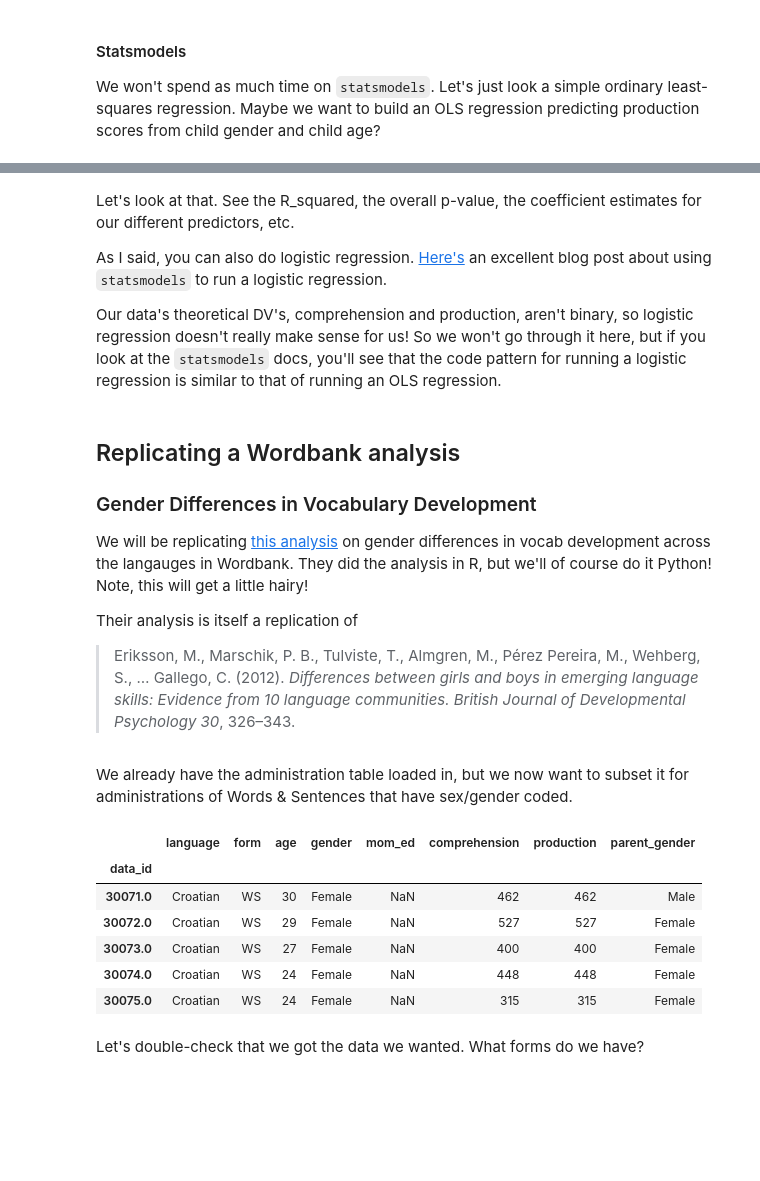
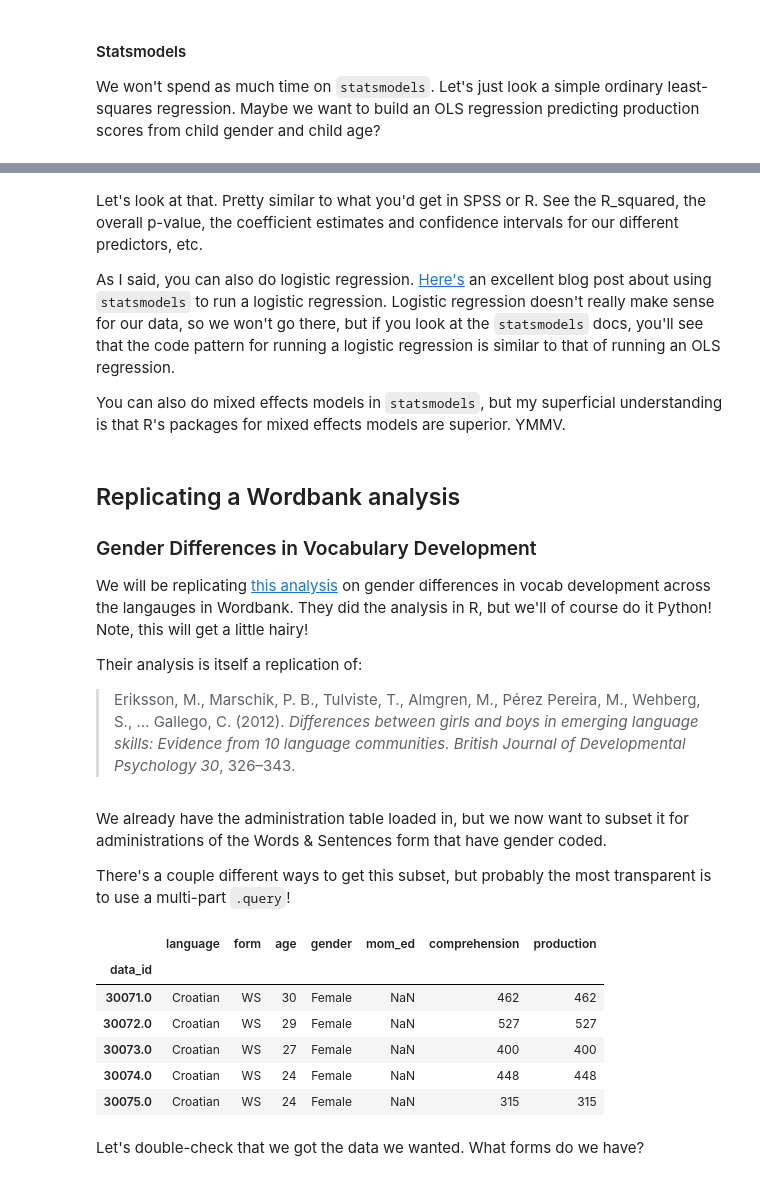
Before and after one commit to drussellmrichie/uconn_jterm_python_workshops, a Jupyter notebook: python-data-analysis/Python Data Analysis Tutorial.ipynb, the cells around one changed output, grey strips where cells are left out. Cells and saved outputs as stored; diff of their text form; code cells hidden in the pictures; blank space fills up the shorter version.

```diff
--- a/python-data-analysis/Python Data Analysis Tutorial.ipynb
+++ b/python-data-analysis/Python Data Analysis Tutorial.ipynb
@@ -1001,36 +1039,47 @@ Covariance Type:            nonrobust
 Warnings:
 [1] Standard Errors assume that the covariance matrix of the errors is correctly specified.
 # %% [markdown]
-Let's look at that. See the R_squared, the overall p-value, the coefficient estimates for our different predictors, etc.
+Let's look at that. Pretty similar to what you'd get in SPSS or R. See the R_squared, the overall p-value, the coefficient estimates and confidence intervals for our different predictors, etc.
 
-As I said, you can also do logistic regression. [Here's](http://blog.yhat.com/posts/logistic-regression-python-rodeo.html) an excellent blog post about using `statsmodels` to run a logistic regression.
+As I said, you can also do logistic regression. [Here's](http://blog.yhat.com/posts/logistic-regression-python-rodeo.html) an excellent blog post about using `statsmodels` to run a logistic regression. Logistic regression doesn't really make sense for our data, so we won't go there, but if you look at the `statsmodels` docs, you'll see that the code pattern for running a logistic regression is similar to that of running an OLS regression.
 
-Our data's theoretical DV's, comprehension and production, aren't binary, so logistic regression doesn't really make sense for us! So we won't go through it here, but if you look at the `statsmodels` docs, you'll see that the code pattern for running a logistic regression is similar to that of running an OLS regression.
+You can also do mixed effects models in `statsmodels`, but my superficial understanding is that R's packages for mixed effects models are superior. YMMV.
 # %% [markdown]
 ## Replicating a Wordbank analysis
 ### Gender Differences in Vocabulary Development
 
 We will be replicating [this analysis](https://mikabr.github.io/demo-vocab/gender.html) on gender differences in vocab development across the langauges in Wordbank. They did the analysis in R, but we'll of course do it Python! Note, this will get a little hairy!
 
-Their analysis is itself a replication of
+Their analysis is itself a replication of:
 
 > Eriksson, M., Marschik, P. B., Tulviste, T., Almgren, M., Pérez Pereira, M., Wehberg, S., … Gallego, C. (2012). *Differences between girls and boys in emerging language skills: Evidence from 10 language communities. British Journal of Developmental Psychology 30*, 326–343.
 # %% [markdown]
-We already have the administration table loaded in, but we now want to subset it for administrations of Words & Sentences that have sex/gender coded.
+We already have the administration table loaded in, but we now want to subset it for administrations of the Words & Sentences form that have gender coded.
+
+There's a couple different ways to get this subset, but probably the most transparent is to use a multi-part `.query`!
+# %%
+ws_genderCoded_admin_data = admin_data.query('(form=="WS") \
+                                            & (gender=="Male" | gender=="Female")'
+                                            )
+ws_genderCoded_admin_data.head()
+# %% [output]
+|  | language | form | age | gender | mom_ed | comprehension | production |
+| data_id |  |  |  |  |  |  |  |
+| 30071.0 | Croatian | WS | 30 | Female | NaN | 462 | 462 |
+| 30072.0 | Croatian | WS | 29 | Female | NaN | 527 | 527 |
+| 30073.0 | Croatian | WS | 27 | Female | NaN | 400 | 400 |
+| 30074.0 | Croatian | WS | 24 | Female | NaN | 448 | 448 |
+| 30075.0 | Croatian | WS | 24 | Female | NaN | 315 | 315 |
 # %%
+# an alternative way of getting the same subset
+"""
 ws_genderCoded_admin_data = admin_data.query('form=="WS"')\
                                       .dropna(axis=0, #drop ROWS that have missing values on...
                                              subset=['gender'] # the gender column!
                                              )
 ws_genderCoded_admin_data.head()
+"""
+pass
-# %% [output]
-|  | language | form | age | gender | mom_ed | comprehension | production | parent_gender |
-| data_id |  |  |  |  |  |  |  |  |
-| 30071.0 | Croatian | WS | 30 | Female | NaN | 462 | 462 | Male |
-| 30072.0 | Croatian | WS | 29 | Female | NaN | 527 | 527 | Female |
-| 30073.0 | Croatian | WS | 27 | Female | NaN | 400 | 400 | Female |
-| 30074.0 | Croatian | WS | 24 | Female | NaN | 448 | 448 | Female |
-| 30075.0 | Croatian | WS | 24 | Female | NaN | 315 | 315 | Female |
 # %% [markdown]
 Let's double-check that we got the data we wanted. What forms do we have?
 # %%
```
Also changed, not shown: parts of 85 cells of this notebook.
